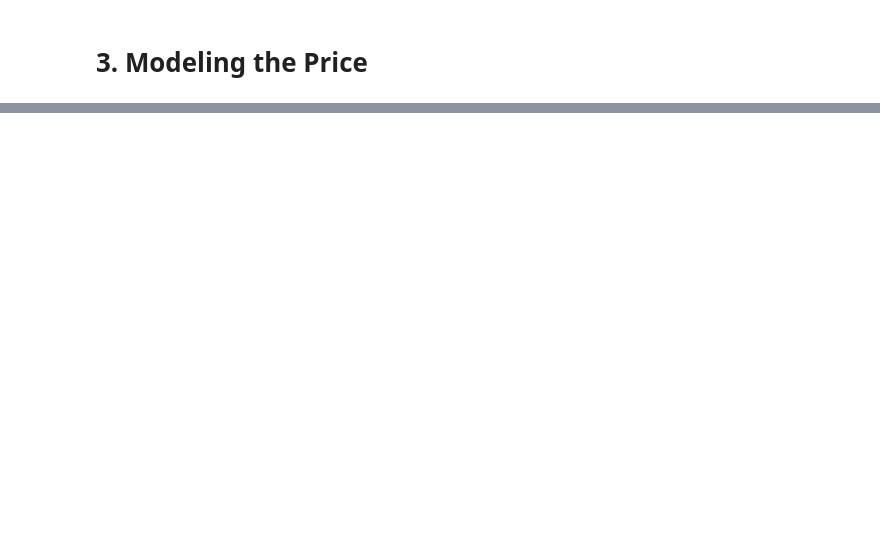
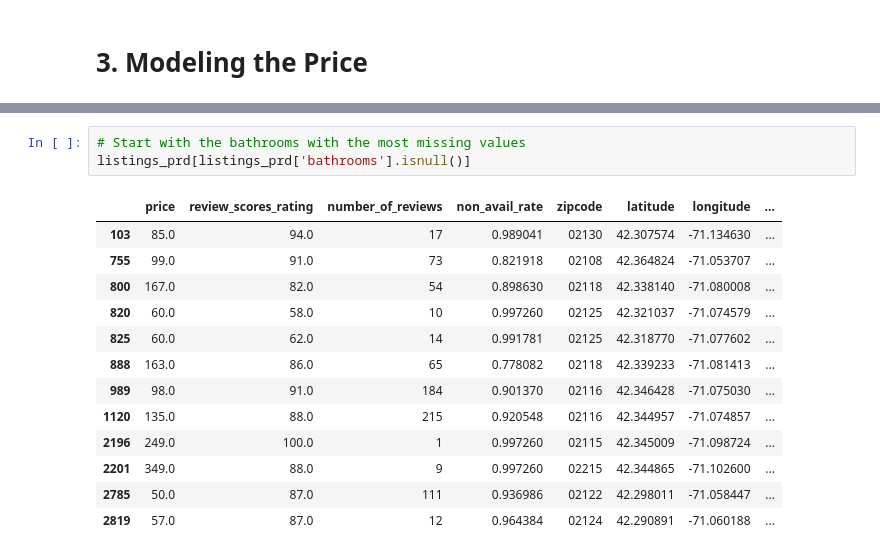
Before and after one commit to chziha/Data-Scientist-Udacity-Nanodegree, a Jupyter notebook: Writing_a_Data_Scientist_Blog_Post/write_ds_blog.ipynb, the cells around one changed output, grey strips where cells are left out. Saved outputs shown, nothing was run; the diff lists cells and outputs as text; blank space fills up the shorter version.

```diff
--- a/Writing_a_Data_Scientist_Blog_Post/write_ds_blog.ipynb
+++ b/Writing_a_Data_Scientist_Blog_Post/write_ds_blog.ipynb
@@ -479,0 +493,17 @@ map_Boston
+# %%
+# Start with the bathrooms with the most missing values
+listings_prd[listings_prd['bathrooms'].isnull()]
+# %% [output]
+|  | price | review_scores_rating | number_of_reviews | non_avail_rate | zipcode | latitude | longitude | ... |
+| 103 | 85.0 | 94.0 | 17 | 0.989041 | 02130 | 42.307574 | -71.134630 | ... |
+| 755 | 99.0 | 91.0 | 73 | 0.821918 | 02108 | 42.364824 | -71.053707 | ... |
+| 800 | 167.0 | 82.0 | 54 | 0.898630 | 02118 | 42.338140 | -71.080008 | ... |
+| 820 | 60.0 | 58.0 | 10 | 0.997260 | 02125 | 42.321037 | -71.074579 | ... |
+| 825 | 60.0 | 62.0 | 14 | 0.991781 | 02125 | 42.318770 | -71.077602 | ... |
+| 888 | 163.0 | 86.0 | 65 | 0.778082 | 02118 | 42.339233 | -71.081413 | ... |
+| 989 | 98.0 | 91.0 | 184 | 0.901370 | 02116 | 42.346428 | -71.075030 | ... |
+| 1120 | 135.0 | 88.0 | 215 | 0.920548 | 02116 | 42.344957 | -71.074857 | ... |
+| 2196 | 249.0 | 100.0 | 1 | 0.997260 | 02115 | 42.345009 | -71.098724 | ... |
+| 2201 | 349.0 | 88.0 | 9 | 0.997260 | 02215 | 42.344865 | -71.102600 | ... |
+| 2785 | 50.0 | 87.0 | 111 | 0.936986 | 02122 | 42.298011 | -71.058447 | ... |
+| 2819 | 57.0 | 87.0 | 12 | 0.964384 | 02124 | 42.290891 | -71.060188 | ... |
```
Also changed, not shown: parts of 25 cells of this notebook, 29 other files.
